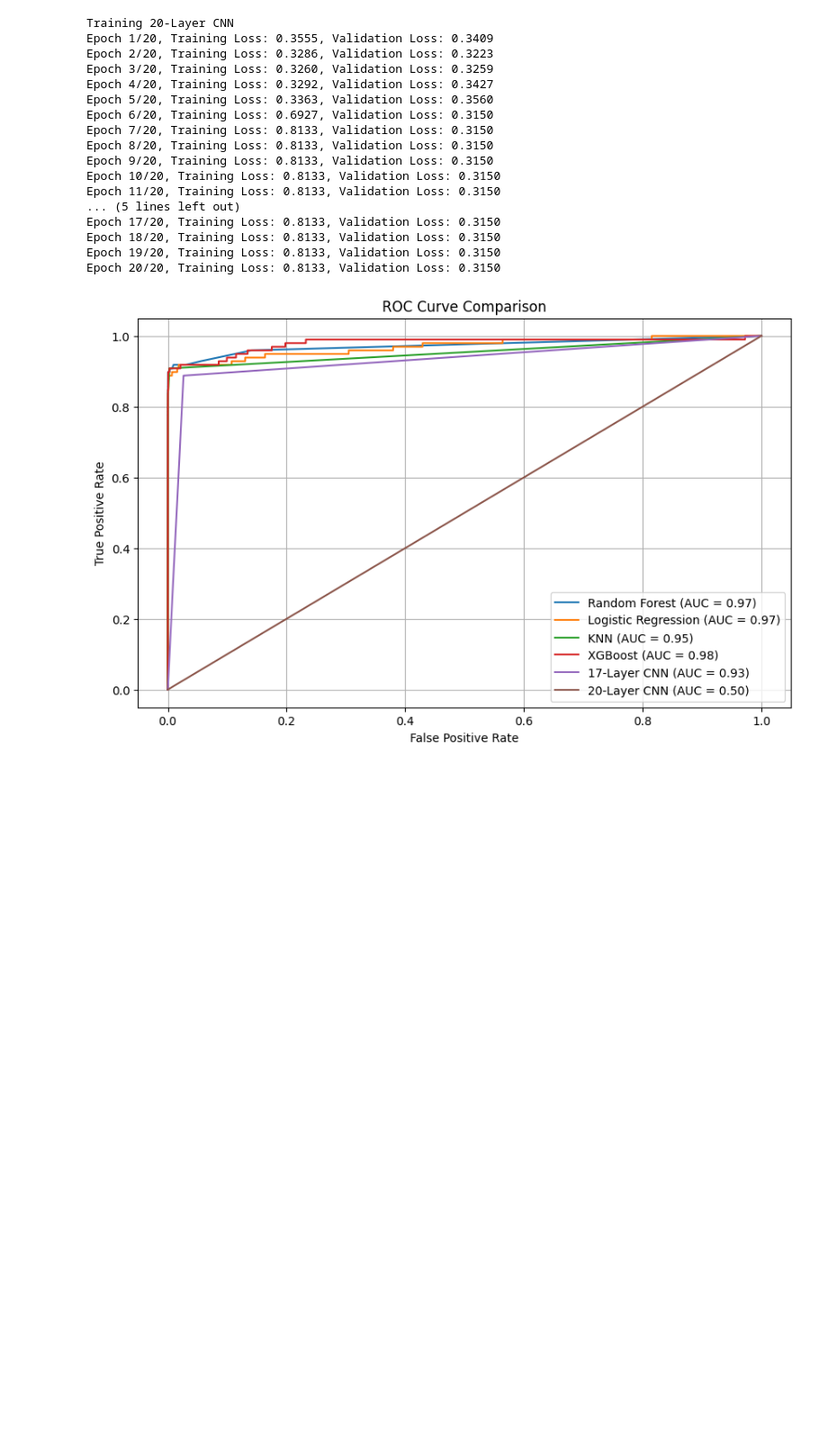
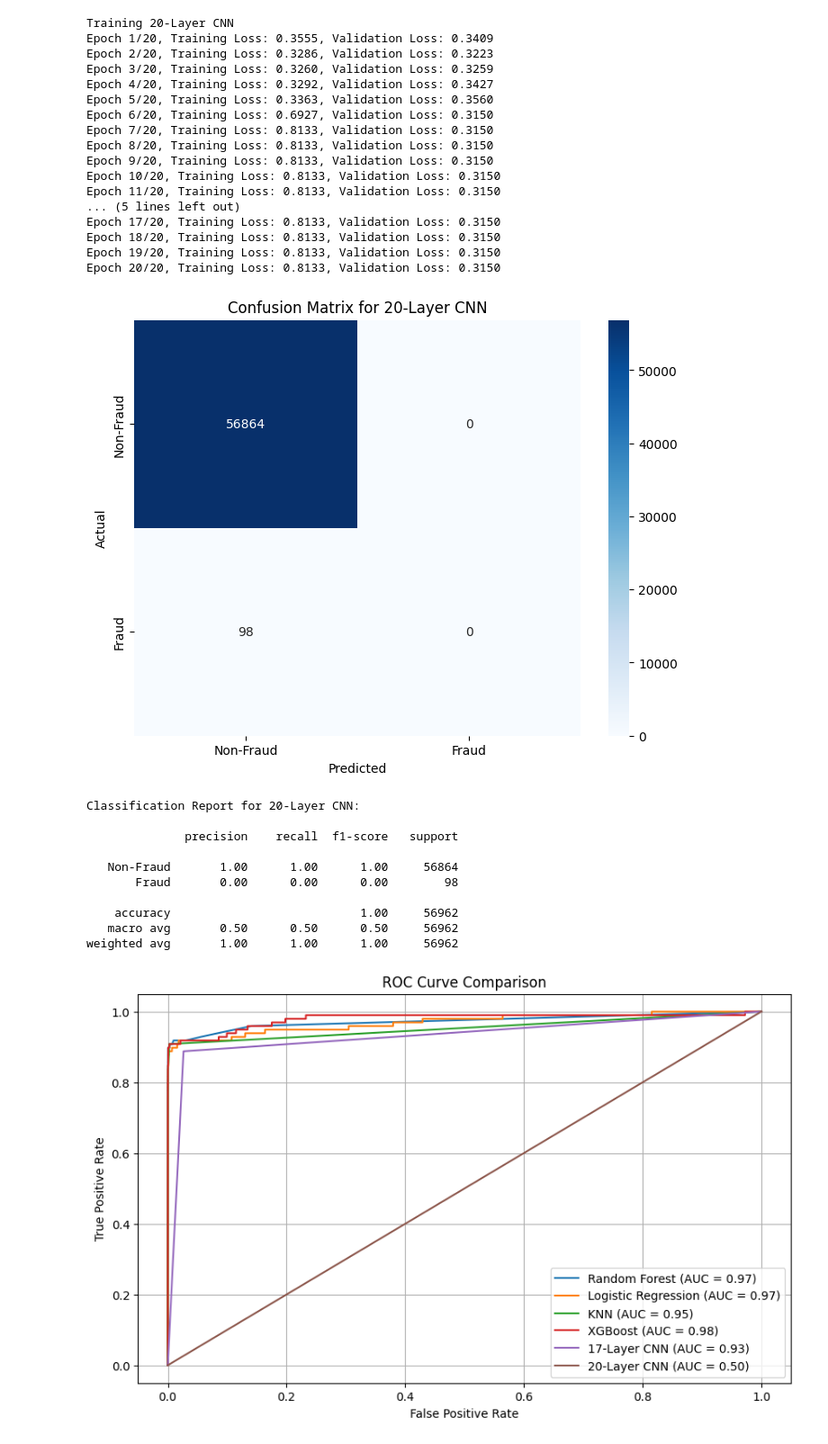
Before and after one commit to sid995/fraud-transaction-credit-card-analysis, a Jupyter notebook: credit-card-fraud-transaction-analysis.ipynb, the cells around one changed output. Shown at 90% size. Saved outputs shown, nothing was run; the diff lists cells and outputs as text; code cells hidden in the pictures; blank space fills up the shorter version.

```diff
--- a/credit-card-fraud-transaction-analysis.ipynb
+++ b/credit-card-fraud-transaction-analysis.ipynb
@@ -411,6 +425,20 @@ Epoch 17/20, Training Loss: 0.8133, Validation Loss: 0.3150
 Epoch 18/20, Training Loss: 0.8133, Validation Loss: 0.3150
 Epoch 19/20, Training Loss: 0.8133, Validation Loss: 0.3150
 Epoch 20/20, Training Loss: 0.8133, Validation Loss: 0.3150
+# %%
+plot_confusion_matrix(y_test_labels_20, y_test_preds_20, "20-Layer CNN")
+# %% [output]
+[figure, added]
+Classification Report for 20-Layer CNN:
+
+              precision    recall  f1-score   support
+
+   Non-Fraud       1.00      1.00      1.00     56864
+       Fraud       0.00      0.00      0.00        98
+
+    accuracy                           1.00     56962
+   macro avg       0.50      0.50      0.50     56962
+weighted avg       1.00      1.00      1.00     56962
 # %%
 # Plot ROC Curves for All Models
 plt.figure(figsize=(10, 6))
```
Also changed, not shown: parts of 1 cell of this notebook.
